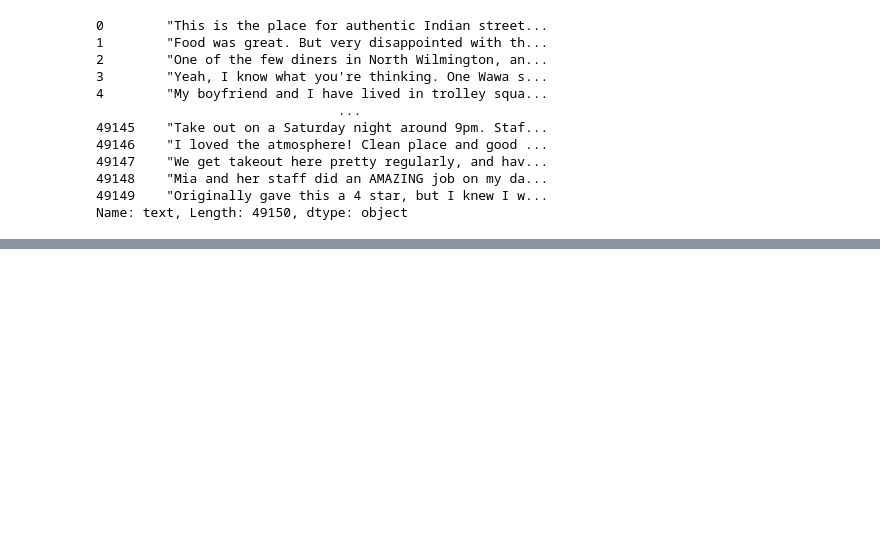
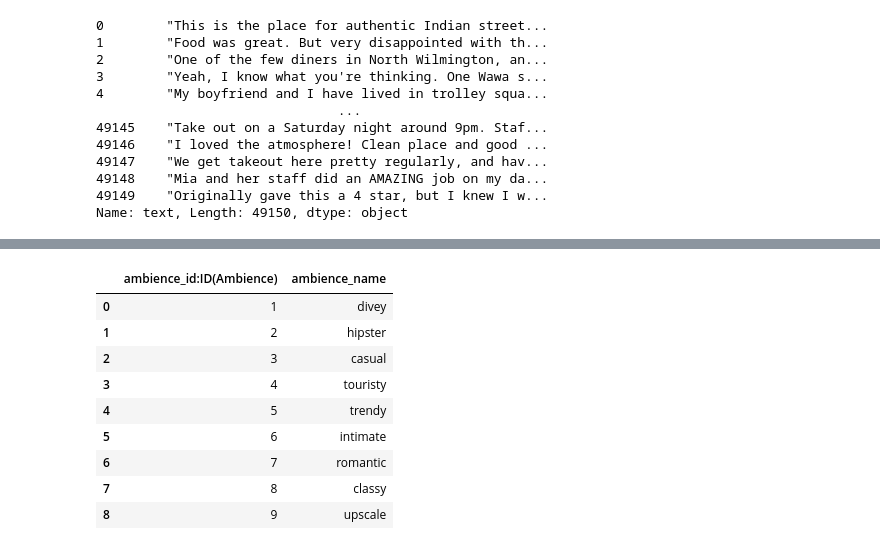
Before and after one commit to erwan-coding/projetNeo4J, a Jupyter notebook: create_csvs.ipynb, the cells around one changed output, grey strips where cells are left out. Saved outputs shown, nothing was run; the diff lists cells and outputs as text; code cells hidden in the pictures; blank space fills up the shorter version.

```diff
--- a/create_csvs.ipynb
+++ b/create_csvs.ipynb
@@ -155,0 +174,18 @@ amb_list[:2]
+# %%
+amb_df = pd.DataFrame(columns=['ambience_id:ID(Ambience)','ambience_name'])
+id = 1
+for amb in amb_list:
+    amb_df = amb_df.append({'ambience_id:ID(Ambience)':id,'ambience_name':amb},ignore_index=True)
+    id+=1
+amb_df
+# %% [output]
+|  | ambience_id:ID(Ambience) | ambience_name |
+| 0 | 1 | divey |
+| 1 | 2 | hipster |
+| 2 | 3 | casual |
+| 3 | 4 | touristy |
+| 4 | 5 | trendy |
+| 5 | 6 | intimate |
+| 6 | 7 | romantic |
+| 7 | 8 | classy |
+| 8 | 9 | upscale |
```
Also changed, not shown: parts of 14 cells of this notebook, 1 other file.
